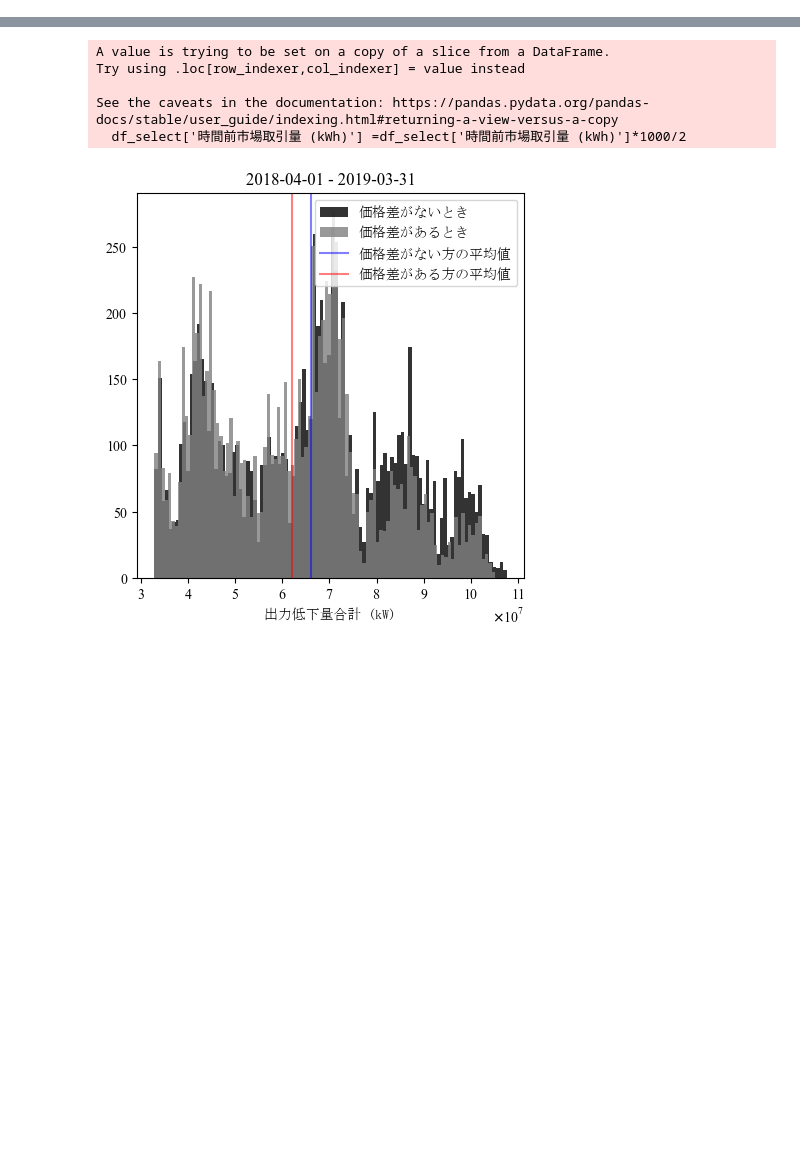
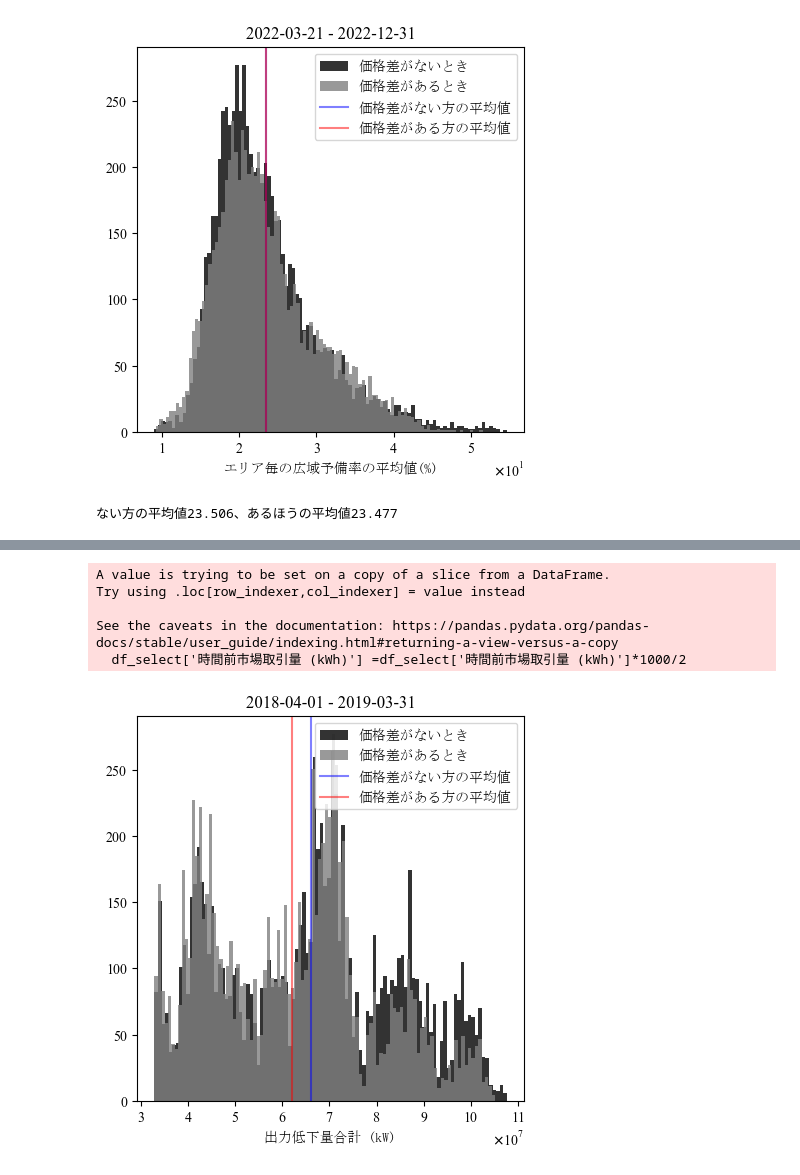
Before and after one commit to kurisk17/programwindows, a Jupyter notebook: 描画Windows/二値HIST＿季節性.ipynb, the cells around one changed output, grey strips where cells are left out. Cells and saved outputs as stored; diff of their text form; code cells hidden in the pictures; blank space fills up the shorter version.

```diff
--- a/描画Windows/二値HIST＿季節性.ipynb
+++ b/描画Windows/二値HIST＿季節性.ipynb
@@ -81,3 +81,46 @@ def NenDogotoPLOT_HIST_oneyear(name,value0,value1,times,year):
 
 
     plt.show()
+# %%
+# 広域予備率
+
+
+#１年毎正式版
+cols = ['DateTime', 'gap_price[intra-spot](円/kWh)', '広域予備率平均値(%)']
+
+df_select = df_king[cols]
+
+re_col = ['DateTime', '価格差 (時間前市場 - スポット市場) (Yen/kWh)' , 'エリア毎の広域予備率の平均値(%)'
+       ]
+df_select.columns = re_col
+# df_select['時間前市場取引量 (kWh)'] =df_select['時間前市場取引量 (kWh)']*1000/2
+
+percent =50
+# これは各年
+
+year= 2022
+
+start_point = dt.datetime(year,1,1,0,0)
+end_point = dt.datetime(year,12,31,23,30)
+
+name ='エリア毎の広域予備率の平均値(%)'
+
+df = df_select[['DateTime', '価格差 (時間前市場 - スポット市場) (Yen/kWh)',name]]
+df = df[(df['DateTime']>=start_point)&(df['DateTime']<=end_point)].dropna()
+
+
+df['judge'] =0
+
+df['価格差 (時間前市場 - スポット市場) (Yen/kWh)'] =abs(df['価格差 (時間前市場 - スポット市場) (Yen/kWh)'])
+judge_line = np.percentile(df['価格差 (時間前市場 - スポット市場) (Yen/kWh)'],percent)
+
+df.loc[df['価格差 (時間前市場 - スポット市場) (Yen/kWh)']>judge_line,['judge']] =1
+
+value0 = df[df['judge']==0][name].values
+value1 = df[df['judge']==1][name].values
+times =df['DateTime'].dt.date.values
+changePLOT_HIST_oneyear(name,value0,value1,times,year)
+print(f'ない方の平均値{round(value0.mean(),3)}、あるほうの平均値{round(value1.mean(),3)}')
+# %% [output]
+[figure, added]
+ない方の平均値23.506、あるほうの平均値23.477
```
Also changed, not shown: parts of 2 cells of this notebook, 5 other files.
